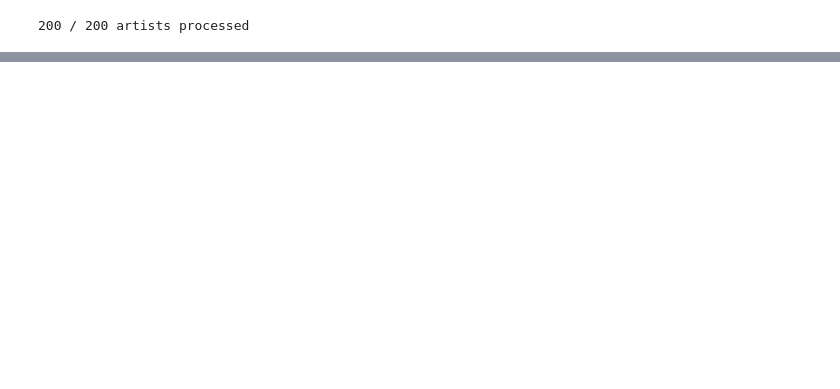
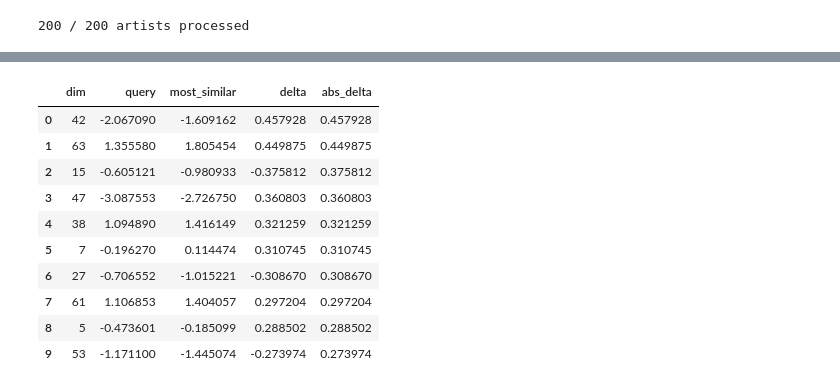
Before and after one commit to joshua2705/Mulitmodal-Music-Recommendation, a Jupyter notebook: Spotify_Artist_Scraper+track_olga.ipynb, the cells around one changed output, grey strips where cells are left out. Cells and saved outputs as stored; diff of their text form; code cells hidden in the pictures; blank space fills up the shorter version.

```diff
--- a/Spotify_Artist_Scraper+track_olga.ipynb
+++ b/Spotify_Artist_Scraper+track_olga.ipynb
@@ -428,0 +512,6 @@ feather.write_feather(all_artists, 'data/all_artists.feather')
+# %%
+import requests
+track_id = int(dz_df.loc[0, "deezer_track_id"])
+r = requests.get(f"https://api.deezer.com/track/{track_id}")
+print(r.status_code)
+print(r.json().get("preview"))
@@ -428,0 +792,3 @@ feather.write_feather(all_artists, 'data/all_artists.feather')
+# %%
+Z = encoder.predict(X, batch_size=64)
+print("Embeddings shape:", Z.shape)  # (N, LATENT_DIM)
@@ -428,0 +973,71 @@ feather.write_feather(all_artists, 'data/all_artists.feather')
+# %%
+# compare the numbers between the tracks
+import numpy as np
+import pandas as pd
+
+# --- mapping track_id -> row index ---
+trackid_to_idx = {tid: i for i, tid in enumerate(dz_df_with_img["track_id"].astype(str).tolist())}
+
+query_track_id = "53iuhJlwXhSER5J2IYYv1W"
+q = trackid_to_idx[query_track_id]
+
+# --- cosine similarities against all songs ---
+sims = Z_norm @ Z_norm[q]
+sims[q] = -np.inf  # exclude itself for max
+
+best = int(np.argmax(sims))       # highest cosine
+best_score = float(sims[best])
+
+sims2 = Z_norm @ Z_norm[q]
+sims2[q] = np.inf                 # exclude itself for min
+worst = int(np.argmin(sims2))     # lowest cosine
+worst_score = float(sims2[worst])
+
+print("Query:", dz_df_with_img.loc[q, ["track_name","artist_name","track_id"]].to_dict())
+print("Most similar:", dz_df_with_img.loc[best, ["track_name","artist_name","track_id"]].to_dict(), "score=", best_score)
+print("Least similar:", dz_df_with_img.loc[worst, ["track_name","artist_name","track_id"]].to_dict(), "score=", worst_score)
+
+# --- compare embeddings (use raw Z, not normalized, for differences) ---
+z_q = Z[q]
+z_best = Z[best]
+z_worst = Z[worst]
+
+diff_best = z_best - z_q
+diff_worst = z_worst - z_q
+
+# summary numbers
+print("\nVector difference summary (L2 norm):")
+print("Query vs Most similar:", float(np.linalg.norm(diff_best)))
+print("Query vs Least similar:", float(np.linalg.norm(diff_worst)))
+
+print("\nMean abs difference per dimension:")
+print("Query vs Most similar:", float(np.mean(np.abs(diff_best))))
+print("Query vs Least similar:", float(np.mean(np.abs(diff_worst))))
+
+# show top dimensions that differ the most
+TOP_D = 10
+top_dims_best = np.argsort(-np.abs(diff_best))[:TOP_D]
+top_dims_worst = np.argsort(-np.abs(diff_worst))[:TOP_D]
+
+best_table = pd.DataFrame({
+    "dim": top_dims_best,
+    "query": z_q[top_dims_best],
+    "most_similar": z_best[top_dims_best],
+    "delta": diff_best[top_dims_best],
+    "abs_delta": np.abs(diff_best[top_dims_best]),
+}).sort_values("abs_delta", ascending=False)
+
+worst_table = pd.DataFrame({
+    "dim": top_dims_worst,
+    "query": z_q[top_dims_worst],
+    "least_similar": z_worst[top_dims_worst],
+    "delta": diff_worst[top_dims_worst],
+    "abs_delta": np.abs(diff_worst[top_dims_worst]),
+}).sort_values("abs_delta", ascending=False)
+
+print("\nTop differing dimensions: Query vs Most similar")
+display(best_table)
+
+print("\nTop differing dimensions: Query vs Least similar")
+display(worst_table)
+# %% [output]
@@ -428,0 +1057,11 @@ feather.write_feather(all_artists, 'data/all_artists.feather')
+|  | dim | query | most_similar | delta | abs_delta |
+| 0 | 42 | -2.067090 | -1.609162 | 0.457928 | 0.457928 |
+| 1 | 63 | 1.355580 | 1.805454 | 0.449875 | 0.449875 |
+| 2 | 15 | -0.605121 | -0.980933 | -0.375812 | 0.375812 |
+| 3 | 47 | -3.087553 | -2.726750 | 0.360803 | 0.360803 |
+| 4 | 38 | 1.094890 | 1.416149 | 0.321259 | 0.321259 |
+| 5 | 7 | -0.196270 | 0.114474 | 0.310745 | 0.310745 |
+| 6 | 27 | -0.706552 | -1.015221 | -0.308670 | 0.308670 |
+| 7 | 61 | 1.106853 | 1.404057 | 0.297204 | 0.297204 |
+| 8 | 5 | -0.473601 | -0.185099 | 0.288502 | 0.288502 |
+| 9 | 53 | -1.171100 | -1.445074 | -0.273974 | 0.273974 |
```
Also changed, not shown: parts of 38 cells of this notebook.
